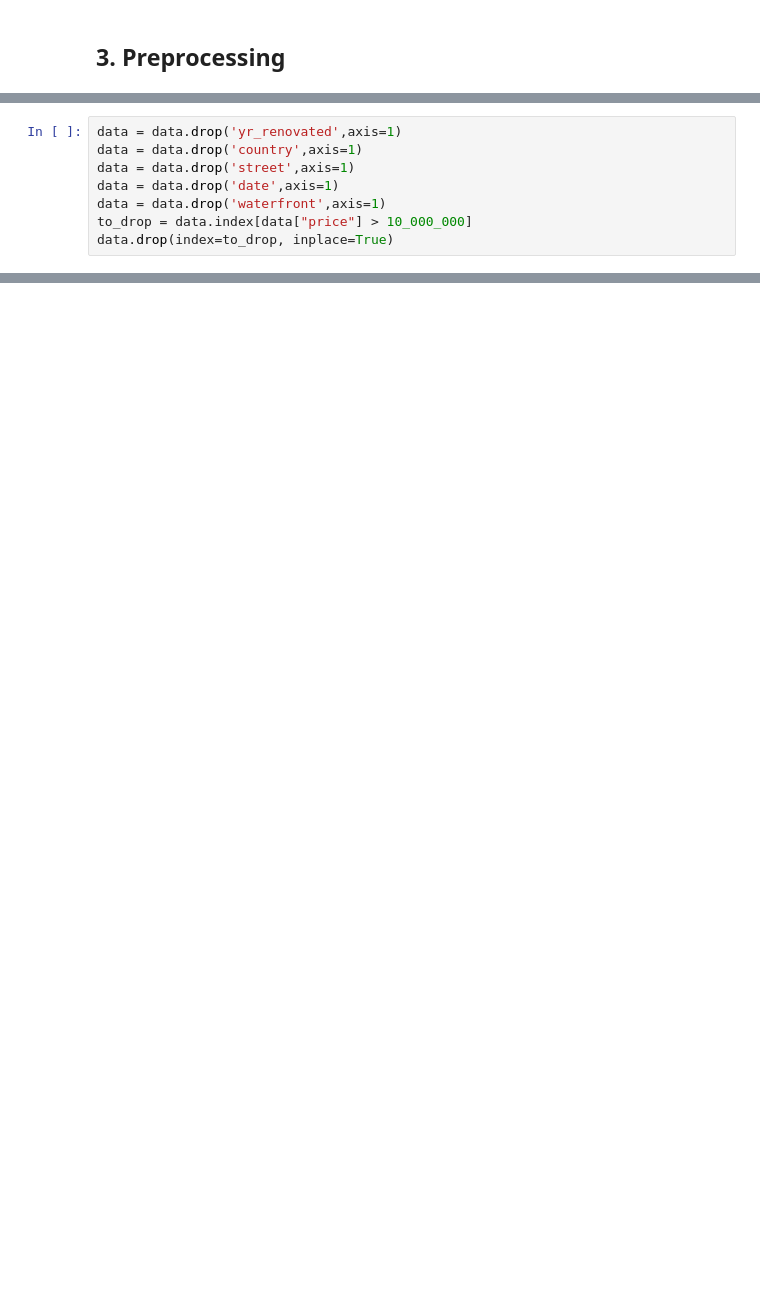
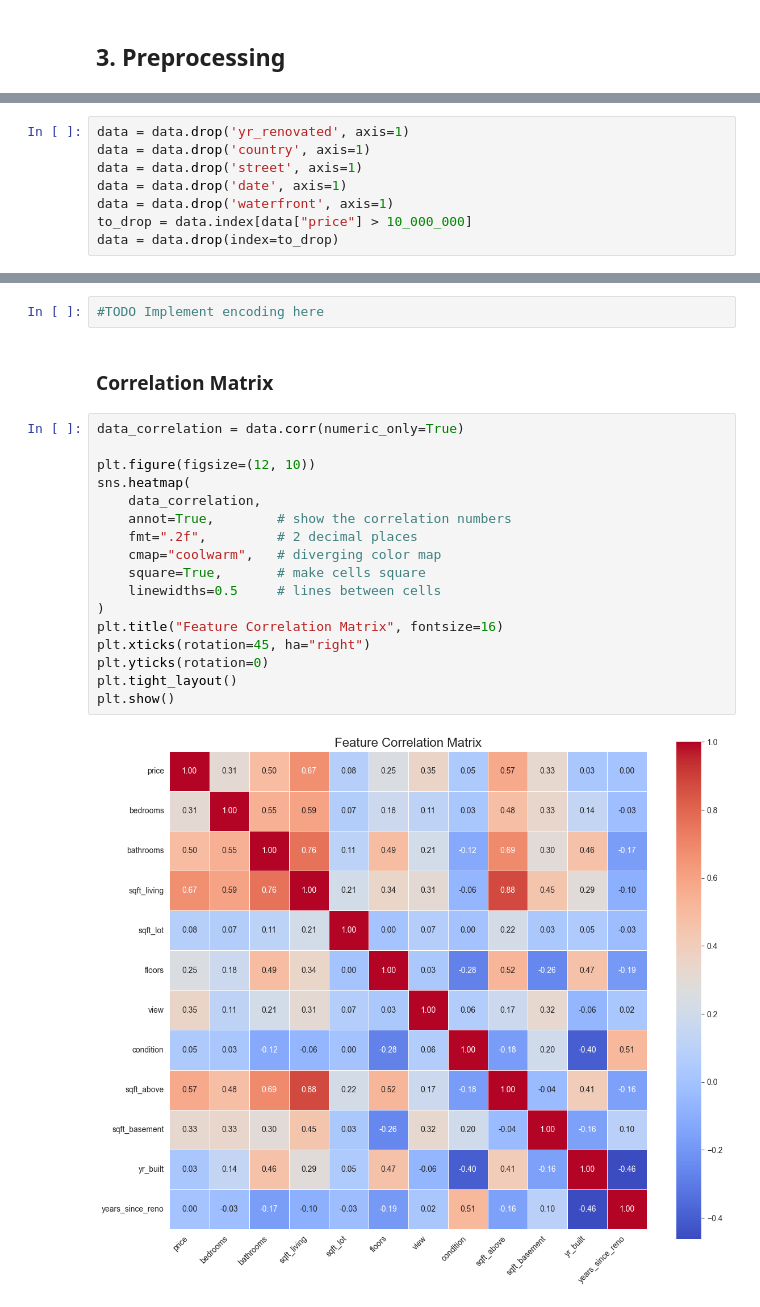
Before and after one commit to David38mk/house-price-prediction-ML, a Jupyter notebook: notebooks/EDA.ipynb, the cells around one changed output, grey strips where cells are left out. Drawn from its saved outputs; the diff is of its cells as text; blank space fills up the shorter version.

Commit message:
Correlation matrix and feature sorting by importance

```diff
--- a/notebooks/EDA.ipynb
+++ b/notebooks/EDA.ipynb
@@ -253,10 +248,10 @@ data.head(5)
 | 3 | 2014-05-02 00:00:00 | 420000.0 | 3.0 | 2.25 | 2000 | 8030 | 1.0 | 0 | 0 | 4 | ... |
 | 4 | 2014-05-02 00:00:00 | 550000.0 | 4.0 | 2.50 | 1940 | 10500 | 1.0 | 0 | 0 | 4 | ... |
 # %%
-data = data.drop('yr_renovated',axis=1)
-data = data.drop('country',axis=1)
-data = data.drop('street',axis=1)
-data = data.drop('date',axis=1)
-data = data.drop('waterfront',axis=1)
+data = data.drop('yr_renovated', axis=1)
+data = data.drop('country', axis=1)
+data = data.drop('street', axis=1)
+data = data.drop('date', axis=1)
+data = data.drop('waterfront', axis=1)
 to_drop = data.index[data["price"] > 10_000_000]
-data.drop(index=to_drop, inplace=True)
+data = data.drop(index=to_drop)
@@ -262,0 +270,23 @@ data.drop(index=to_drop, inplace=True)
+# %%
+#TODO Implement encoding here
+# %% [markdown]
+### Correlation Matrix
+# %%
+data_correlation = data.corr(numeric_only=True)
+
+plt.figure(figsize=(12, 10))
+sns.heatmap(
+    data_correlation,
+    annot=True,        # show the correlation numbers
+    fmt=".2f",         # 2 decimal places
+    cmap="coolwarm",   # diverging color map
+    square=True,       # make cells square
+    linewidths=0.5     # lines between cells
+)
+plt.title("Feature Correlation Matrix", fontsize=16)
+plt.xticks(rotation=45, ha="right")
+plt.yticks(rotation=0)
+plt.tight_layout()
+plt.show()
+# %% [output]
+[figure, added]
```
Also changed, not shown: parts of 10 cells of this notebook.
